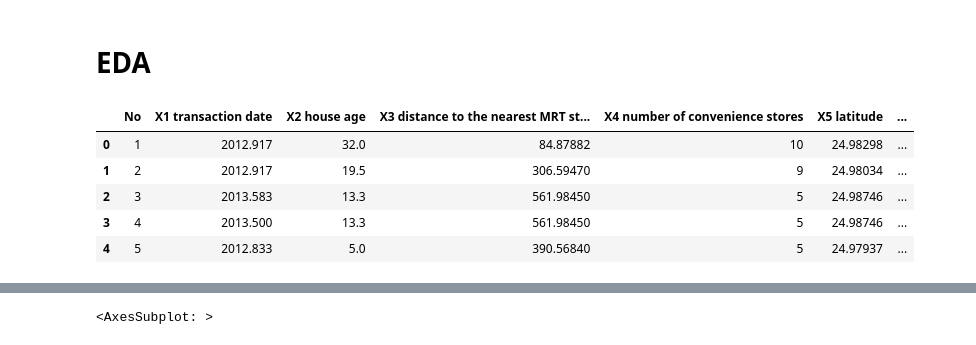
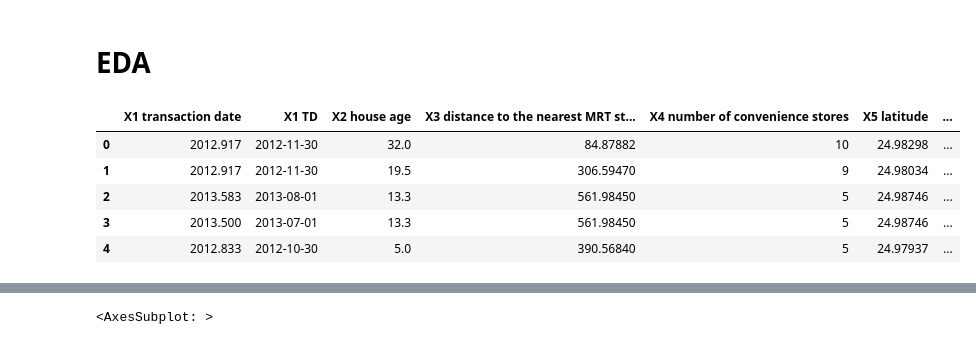
Before and after one commit to sergani/ml-house-prices, a Jupyter notebook: ML_House_Prices_Muhammad_El_Sergani.ipynb, the cells around one changed output, grey strips where cells are left out. Saved outputs shown, nothing was run; the diff lists cells and outputs as text; code cells hidden in the pictures.

```diff
--- a/ML_House_Prices_Muhammad_El_Sergani.ipynb
+++ b/ML_House_Prices_Muhammad_El_Sergani.ipynb
@@ -36,22 +44,3 @@ def format_date(d):
     # print('date string', date_str)
 
     return datetime.strptime(date_str, '%Y.%j')
-# %%
-df = pd.read_csv(
-    '/Users/sergani/Documents/Machine Learning/4 - Machine Learning/house_prices.csv')
-df.head()
-# add datetime column
-dt = []
-for _ in df['X1 transaction date']:
-    # print(_)
-    dt.append(format_date(_))
-
-df['X1 TD'] = dt
-df.head()
-# %% [output]
-|  | No | X1 transaction date | X2 house age | X3 distance to the nearest MRT st... | X4 number of convenience stores | X5 latitude | ... |
-| 0 | 1 | 2012.917 | 32.0 | 84.87882 | 10 | 24.98298 | ... |
-| 1 | 2 | 2012.917 | 19.5 | 306.59470 | 9 | 24.98034 | ... |
-| 2 | 3 | 2013.583 | 13.3 | 561.98450 | 5 | 24.98746 | ... |
-| 3 | 4 | 2013.500 | 13.3 | 561.98450 | 5 | 24.98746 | ... |
-| 4 | 5 | 2012.833 | 5.0 | 390.56840 | 5 | 24.97937 | ... |
@@ -57,0 +54,30 @@ df.head()
+# %%
+# load csv
+df = pd.read_csv(
+    '/Users/sergani/Documents/Machine Learning/4 - Machine Learning/house_prices.csv')
+
+# new timedate column
+df['X1 TD'] = df.apply(lambda df: format_date(df['X1 transaction date']), axis=1)
+# new coordinates column
+df['X7 coordinates'] = df['X5 latitude'].astype(str) + ', ' + df['X6 longitude'].astype(str)
+# new location column
+try:
+    df['X8 location'] = df.apply(lambda df: get_location(df['X7 coordinates'], geolocator), axis=1)
+except Exception as e:
+    print(e)
+
+# inject the new columns
+df_td = df['X1 TD']
+df_coordinates = df['X7 coordinates']
+df.drop(labels=['No', 'X1 TD', 'X7 coordinates'], axis=1,inplace = True)
+df.insert(1, 'X1 TD', df_td)
+df.insert(7, 'X7 coordinates', df_coordinates)
+
+df.head()
+# %% [output]
+|  | X1 transaction date | X1 TD | X2 house age | X3 distance to the nearest MRT st... | X4 number of convenience stores | X5 latitude | ... |
+| 0 | 2012.917 | 2012-11-30 | 32.0 | 84.87882 | 10 | 24.98298 | ... |
+| 1 | 2012.917 | 2012-11-30 | 19.5 | 306.59470 | 9 | 24.98034 | ... |
+| 2 | 2013.583 | 2013-08-01 | 13.3 | 561.98450 | 5 | 24.98746 | ... |
+| 3 | 2013.500 | 2013-07-01 | 13.3 | 561.98450 | 5 | 24.98746 | ... |
+| 4 | 2012.833 | 2012-10-30 | 5.0 | 390.56840 | 5 | 24.97937 | ... |
```
Also changed, not shown: parts of 14 cells of this notebook.
